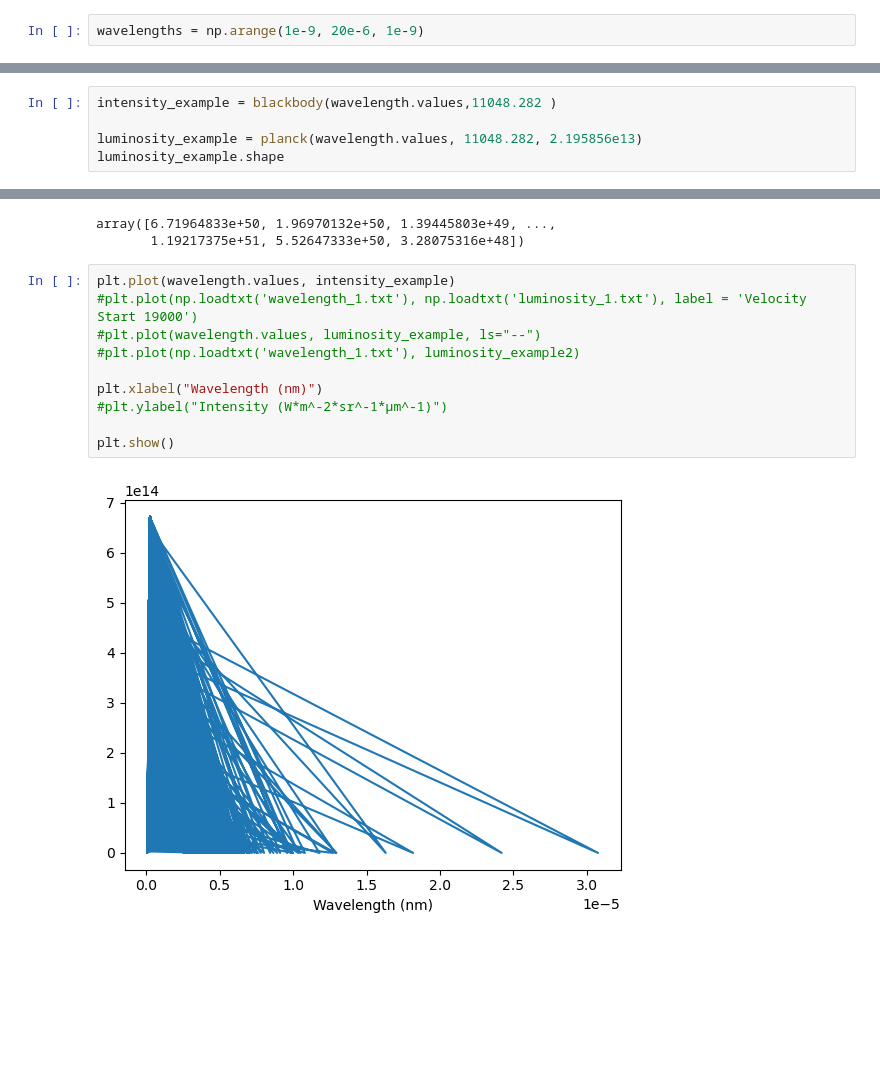
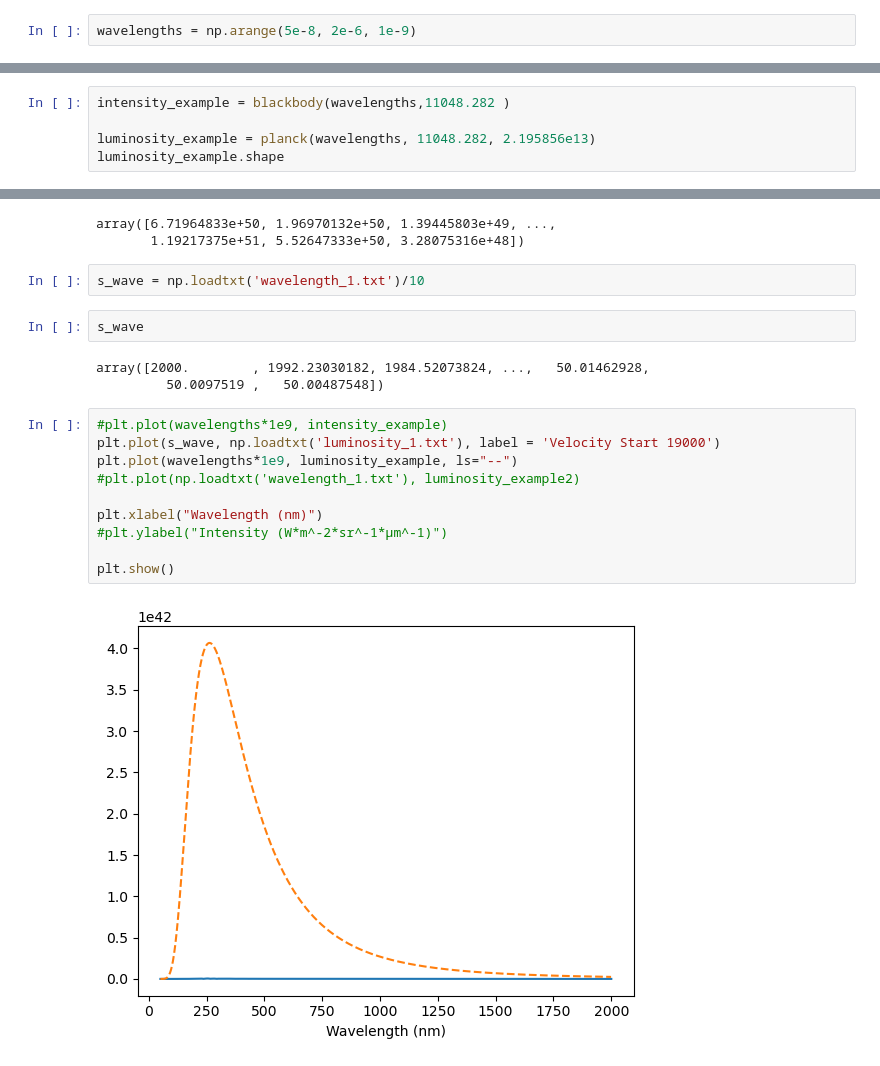
Before and after one commit to CePowers/python_practice, a Jupyter notebook: blackbodyfunction.ipynb, the cells around one changed output, grey strips where cells are left out. Saved outputs shown, nothing was run; the diff lists cells and outputs as text; blank space fills up the shorter version.

Commit message:
changed wavelengths used for function

```diff
--- a/blackbodyfunction.ipynb
+++ b/blackbodyfunction.ipynb
@@ -9,7 +9,7 @@ c = 3.0e+8
 k = 1.38e-23
 pi = np.pi
 # %%
-wavelengths = np.arange(1e-9, 20e-6, 1e-9)
+wavelengths = np.arange(5e-8, 2e-6, 1e-9)
 # %%
 '''intensity4000 = blackbody(wavelengths, 4000.)
 intensity5000 = blackbody(wavelengths, 5000.)
@@ -141,8 +141,8 @@ def planck(wav, T, r):
     luminosity = (a/wav**5)*(1/(np.exp(b)-1))
     return luminosity
 # %%
-intensity_example = blackbody(wavelength.values,11048.282 )
+intensity_example = blackbody(wavelengths,11048.282 )
 
-luminosity_example = planck(wavelength.values, 11048.282, 2.195856e13)
+luminosity_example = planck(wavelengths, 11048.282, 2.195856e13)
 luminosity_example.shape
 # %% [output]
@@ -162,15 +162,22 @@ luminosity_example
 # %% [output]
 array([6.71964833e+50, 1.96970132e+50, 1.39445803e+49, ...,
        1.19217375e+51, 5.52647333e+50, 3.28075316e+48])
+# %%
+s_wave = np.loadtxt('wavelength_1.txt')/10
+# %%
+s_wave
+# %% [output]
+array([2000.        , 1992.23030182, 1984.52073824, ...,   50.01462928,
+         50.0097519 ,   50.00487548])
 # %%
-plt.plot(wavelength.values, intensity_example)
-#plt.plot(np.loadtxt('wavelength_1.txt'), np.loadtxt('luminosity_1.txt'), label = 'Velocity Start 19000')
-#plt.plot(wavelength.values, luminosity_example, ls="--")
+#plt.plot(wavelengths*1e9, intensity_example)
+plt.plot(s_wave, np.loadtxt('luminosity_1.txt'), label = 'Velocity Start 19000')
+plt.plot(wavelengths*1e9, luminosity_example, ls="--")
 #plt.plot(np.loadtxt('wavelength_1.txt'), luminosity_example2)
 
 plt.xlabel("Wavelength (nm)")
 #plt.ylabel("Intensity (W*m^-2*sr^-1*µm^-1)")
 
 plt.show()
 # %% [output]
-[figure, old version]
+[figure, new version]
```
Also changed, not shown: parts of 5 cells of this notebook, 1 other file.
